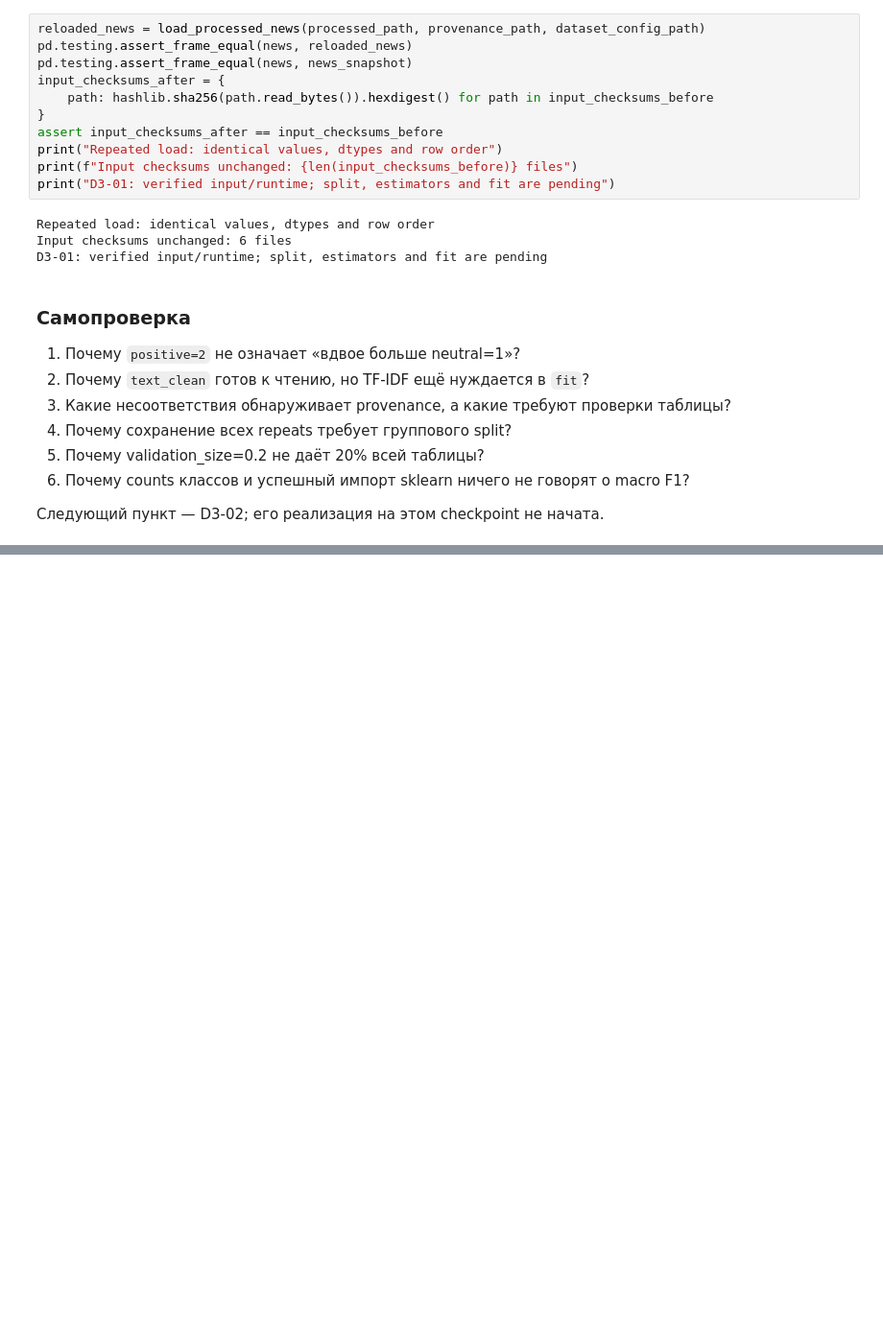
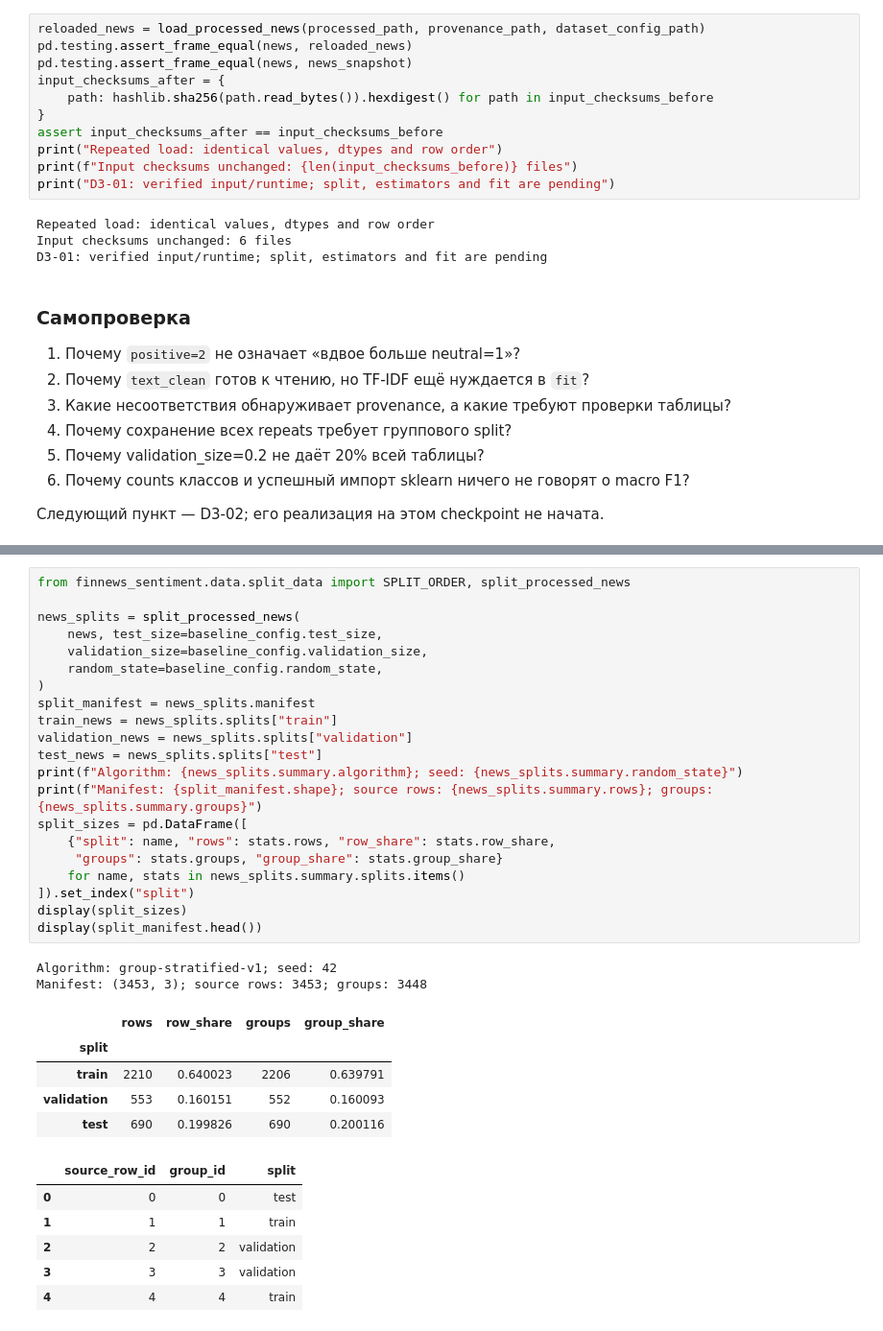
Before and after one commit to HomeboyMakkri/Text-classification, a Jupyter notebook: notebooks/day03_baseline.ipynb, the cells around one changed output, grey strips where cells are left out. Shown at 96% size. Drawn from its saved outputs; the diff is of its cells as text; blank space fills up the shorter version.

```diff
--- a/notebooks/day03_baseline.ipynb
+++ b/notebooks/day03_baseline.ipynb
@@ -223,0 +246,35 @@ D3-01: verified input/runtime; split, estimators and fit are pending
+# %%
+from finnews_sentiment.data.split_data import SPLIT_ORDER, split_processed_news
+
+news_splits = split_processed_news(
+    news, test_size=baseline_config.test_size,
+    validation_size=baseline_config.validation_size,
+    random_state=baseline_config.random_state,
+)
+split_manifest = news_splits.manifest
+train_news = news_splits.splits["train"]
+validation_news = news_splits.splits["validation"]
+test_news = news_splits.splits["test"]
+print(f"Algorithm: {news_splits.summary.algorithm}; seed: {news_splits.summary.random_state}")
+print(f"Manifest: {split_manifest.shape}; source rows: {news_splits.summary.rows}; groups: {news_splits.summary.groups}")
+split_sizes = pd.DataFrame([
+    {"split": name, "rows": stats.rows, "row_share": stats.row_share,
+     "groups": stats.groups, "group_share": stats.group_share}
+    for name, stats in news_splits.summary.splits.items()
+]).set_index("split")
+display(split_sizes)
+display(split_manifest.head())
+# %% [output]
+Algorithm: group-stratified-v1; seed: 42
+Manifest: (3453, 3); source rows: 3453; groups: 3448
+|  | rows | row_share | groups | group_share |
+| split |  |  |  |  |
+| train | 2210 | 0.640023 | 2206 | 0.639791 |
+| validation | 553 | 0.160151 | 552 | 0.160093 |
+| test | 690 | 0.199826 | 690 | 0.200116 |
+|  | source_row_id | group_id | split |
+| 0 | 0 | 0 | test |
+| 1 | 1 | 1 | train |
+| 2 | 2 | 2 | validation |
+| 3 | 3 | 3 | validation |
+| 4 | 4 | 4 | train |
```
Also changed, not shown: parts of 8 cells of this notebook, 5 other files.
